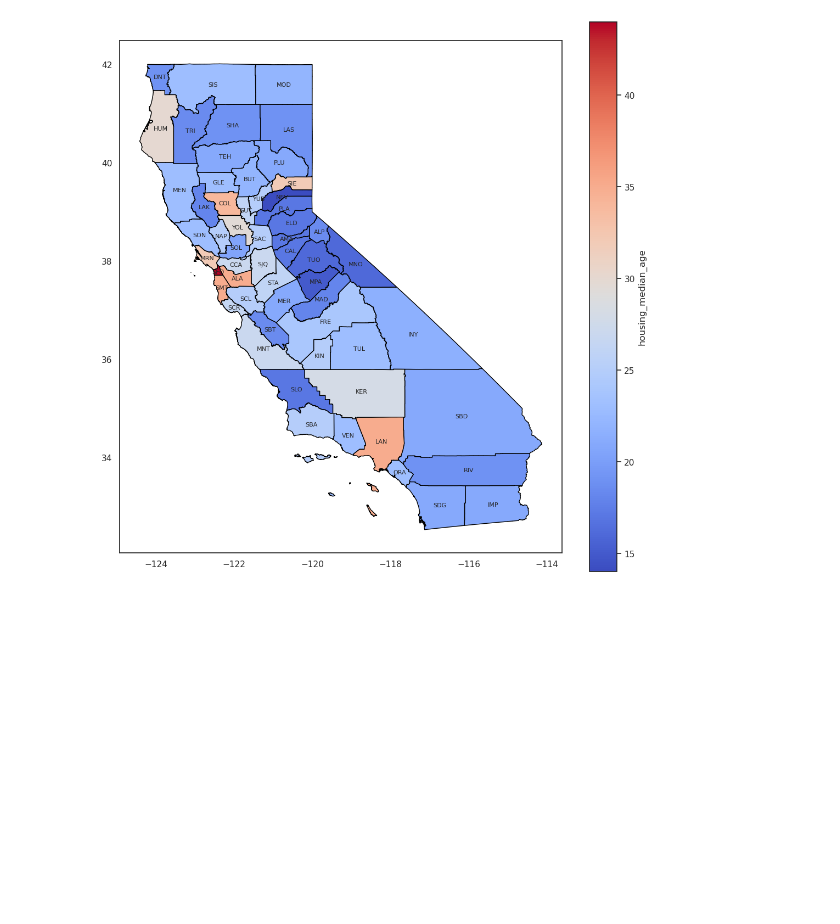
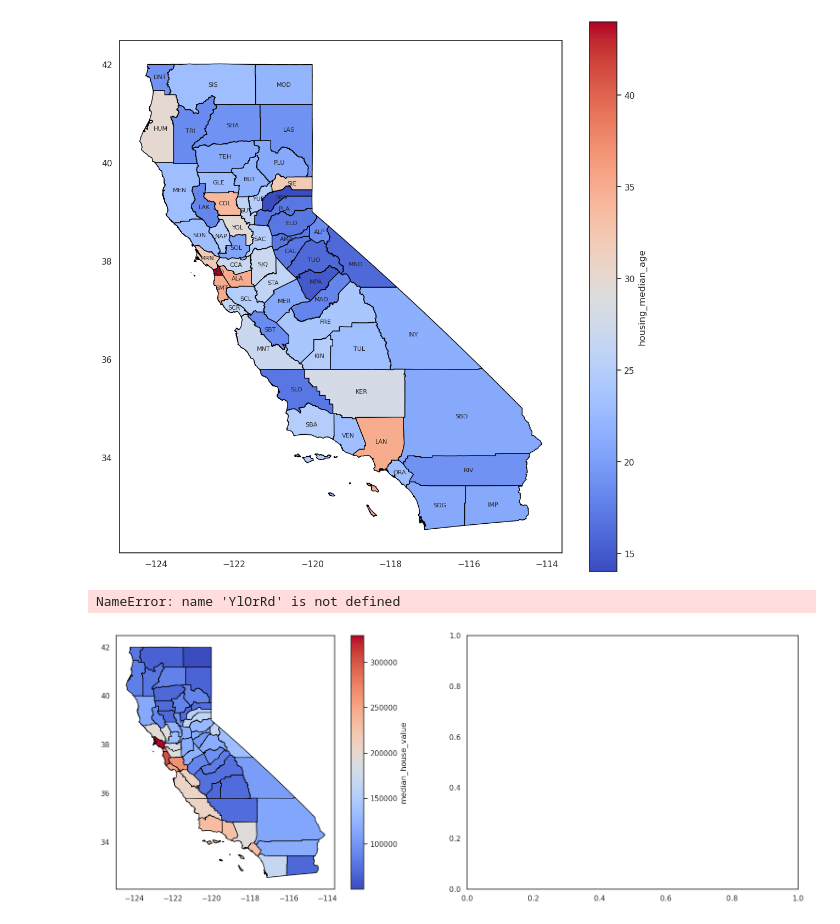
Before and after one commit to HilarioMarques/Regressao_preco_casas_California_Kaggle, a Jupyter notebook: notebooks/GeoPandas .ipynb, the cells around one changed output. Cells and saved outputs as stored; diff of their text form; code cells hidden in the pictures; blank space fills up the shorter version.

```diff
--- a/notebooks/GeoPandas .ipynb
+++ b/notebooks/GeoPandas .ipynb
@@ -704,34 +704,33 @@ plt.show()
 # %% [output]
 [figure]
 # %%
-fig, ax = plt.subplots(1, 2, figsize=(13,13))
+fig, axs = plt.subplots(1, 2, figsize=(20,7))
 
 gdf_counties.plot(
-    ax=ax[0],
+    ax=axs[0],
     edgecolor="black",
     column='median_house_value',
     cmap=PALETTE,
     legend=True,
     legend_kwds={"label": "median_house_value"}
 )
 
 
-for x,y, abbrev in zip(gdf_counties["centroid"].x, gdf_counties["centroid"].y, gdf_counties["abbrev"]):
-    ax.text(x, y, abbrev, fontsize=8, ha="center", va="center")
-
 gdf_counties.plot(
-    ax=ax,
+    ax=axs[1],
     edgecolor="black",
     column='median_income',
-    cmap=PALETTE,
+    cmap=YlOrRd,
     legend=True,
     legend_kwds={"label": "Median Income"}
 )
 
 
 for x,y, abbrev in zip(gdf_counties["centroid"].x, gdf_counties["centroid"].y, gdf_counties["abbrev"]):
-    ax.text(x, y, abbrev, fontsize=8, ha="center", va="center")
+    axs[0].text(x, y, abbrev, fontsize=8, ha="center", va="center")
+    axs[1].text(x, y, abbrev, fontsize=8, ha="center", va="center")
 
 plt.show()
-
-plt.show()
+# %% [output]
+NameError: name 'YlOrRd' is not defined
+[figure, added]
```
